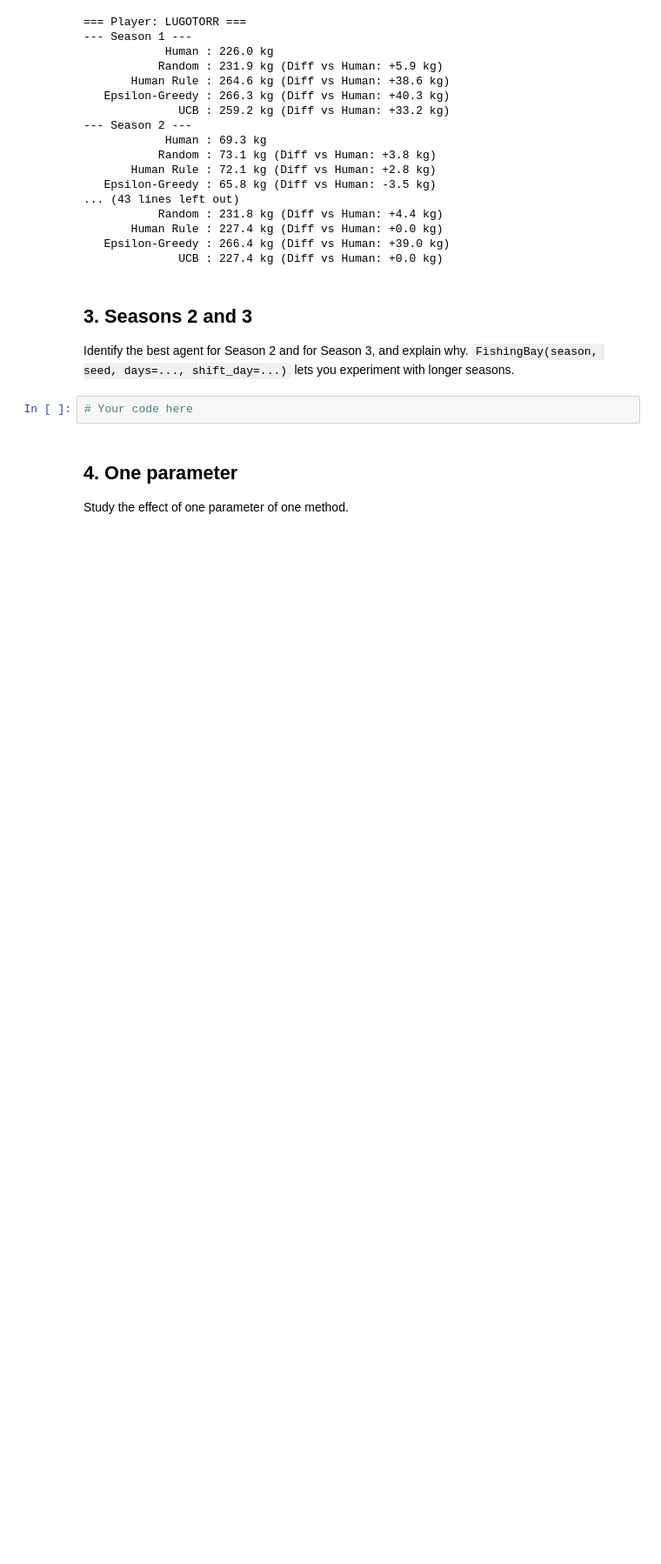
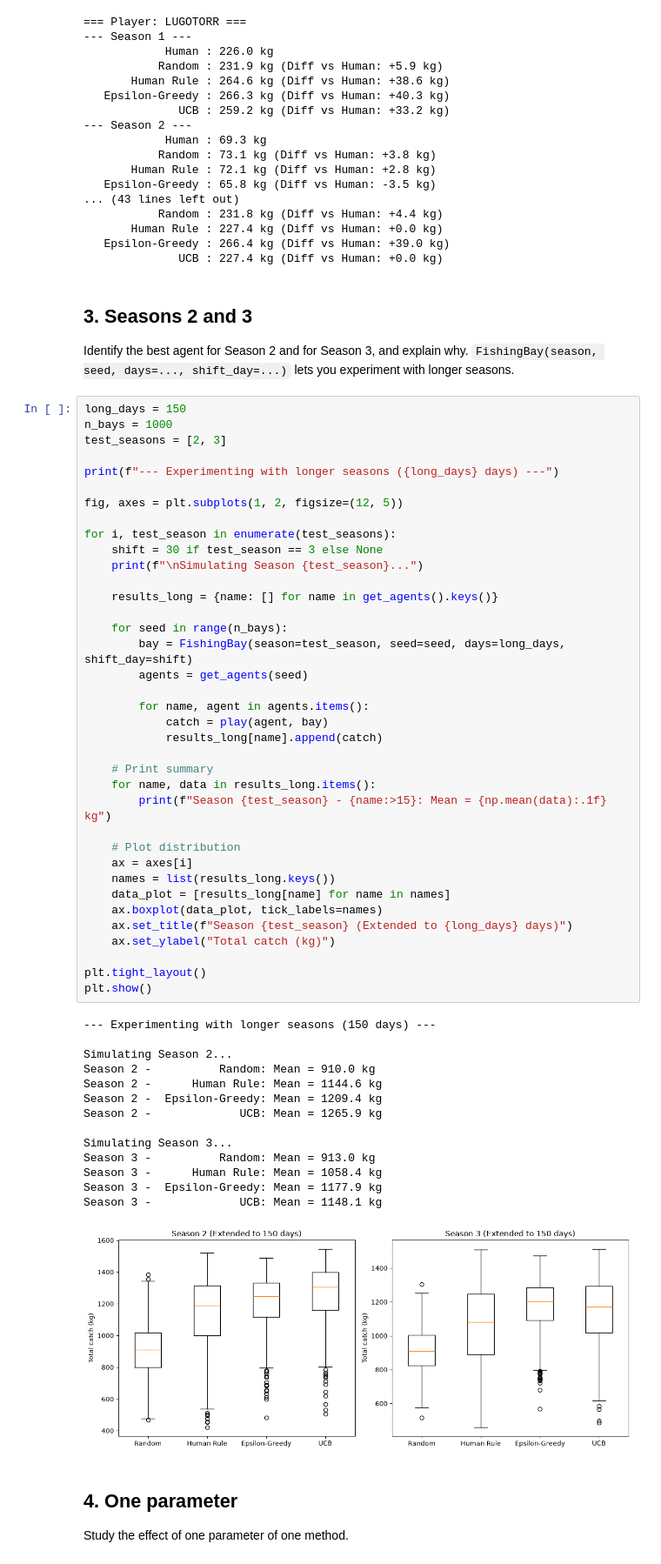
Before and after one commit to Carlos-Lugo-Torres/Reinforcement-Learning-and-Multi-Armed-Bandits, a Jupyter notebook: experiment.ipynb, the cells around one changed output. Shown at 87% size. Drawn from its saved outputs; the diff is of its cells as text; blank space fills up the shorter version.

```diff
--- a/experiment.ipynb
+++ b/experiment.ipynb
@@ -243,7 +243,57 @@ for path, log in zip(TEAM_LOG_FILES, logs):
 Identify the best agent for Season 2 and for Season 3, and explain why.
 `FishingBay(season, seed, days=..., shift_day=...)` lets you experiment with longer seasons.
 # %%
-# Your code here
+long_days = 150
+n_bays = 1000
+test_seasons = [2, 3]
+
+print(f"--- Experimenting with longer seasons ({long_days} days) ---")
+
+fig, axes = plt.subplots(1, 2, figsize=(12, 5))
+
+for i, test_season in enumerate(test_seasons):
+    shift = 30 if test_season == 3 else None
+    print(f"\nSimulating Season {test_season}...")
+
+    results_long = {name: [] for name in get_agents().keys()}
+
+    for seed in range(n_bays):
+        bay = FishingBay(season=test_season, seed=seed, days=long_days, shift_day=shift)
+        agents = get_agents(seed)
+
+        for name, agent in agents.items():
+            catch = play(agent, bay)
+            results_long[name].append(catch)
+
+    # Print summary
+    for name, data in results_long.items():
+        print(f"Season {test_season} - {name:>15}: Mean = {np.mean(data):.1f} kg")
+
+    # Plot distribution
+    ax = axes[i]
+    names = list(results_long.keys())
+    data_plot = [results_long[name] for name in names]
+    ax.boxplot(data_plot, tick_labels=names)
+    ax.set_title(f"Season {test_season} (Extended to {long_days} days)")
+    ax.set_ylabel("Total catch (kg)")
+
+plt.tight_layout()
+plt.show()
+# %% [output]
+--- Experimenting with longer seasons (150 days) ---
+
+Simulating Season 2...
+Season 2 -          Random: Mean = 910.0 kg
+Season 2 -      Human Rule: Mean = 1144.6 kg
+Season 2 -  Epsilon-Greedy: Mean = 1209.4 kg
+Season 2 -             UCB: Mean = 1265.9 kg
+
+Simulating Season 3...
+Season 3 -          Random: Mean = 913.0 kg
+Season 3 -      Human Rule: Mean = 1058.4 kg
+Season 3 -  Epsilon-Greedy: Mean = 1177.9 kg
+Season 3 -             UCB: Mean = 1148.1 kg
+[figure, added]
 # %% [markdown]
 ## 4. One parameter
 
```
Also changed, not shown: parts of 1 cell of this notebook.
